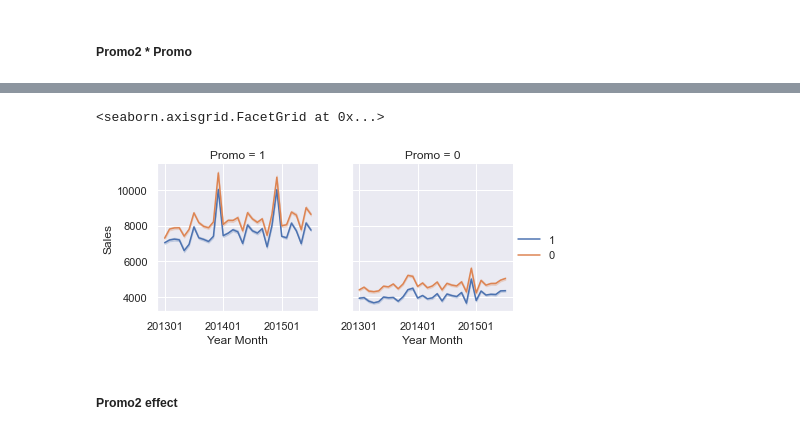
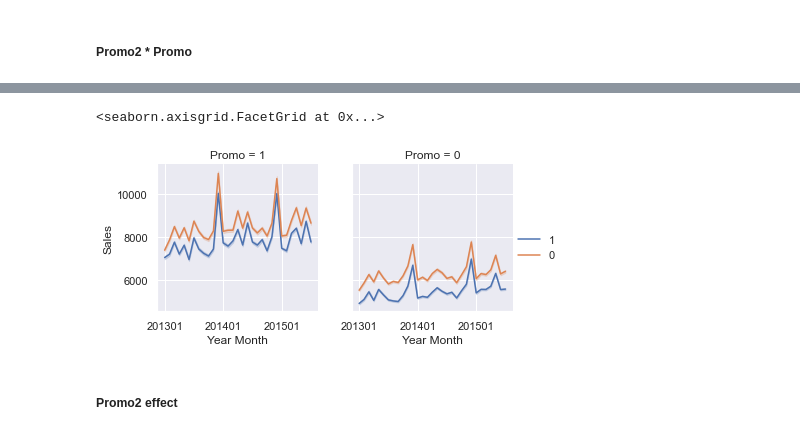
Before and after one commit to CYCCCCC/store_sales_prediction, a Jupyter notebook: store_sales.ipynb, the cells around one changed output, grey strips where cells are left out. Cells and saved outputs as stored; diff of their text form; code cells hidden in the pictures.

```diff
--- a/store_sales.ipynb
+++ b/store_sales.ipynb
@@ -1305,16 +1379,16 @@ g.add_legend()
 # %%
 order = [1, 0]
 
-g = sns.FacetGrid(all, col='Promo', col_wrap=2, height=3, col_order=order)
+g = sns.FacetGrid(all[all['Open']==1], col='Promo', col_wrap=2, height=3, col_order=order)
 g.map_dataframe(sns.lineplot, 'yyyymm', 'Sales', hue='promo2_yn', hue_order=order)
 
 tick_locations = list(range(0, 31, 12))
 plt.xticks(ticks=tick_locations)
 
 g.set_axis_labels('Year Month', 'Sales')
 g.add_legend()
 # %% [output]
 <seaborn.axisgrid.FacetGrid at 0x...>
-[figure, old version]
+[figure, new version]
 # %% [markdown]
 ##### Promo2 effect
```
Also changed, not shown: parts of 24 cells of this notebook.
